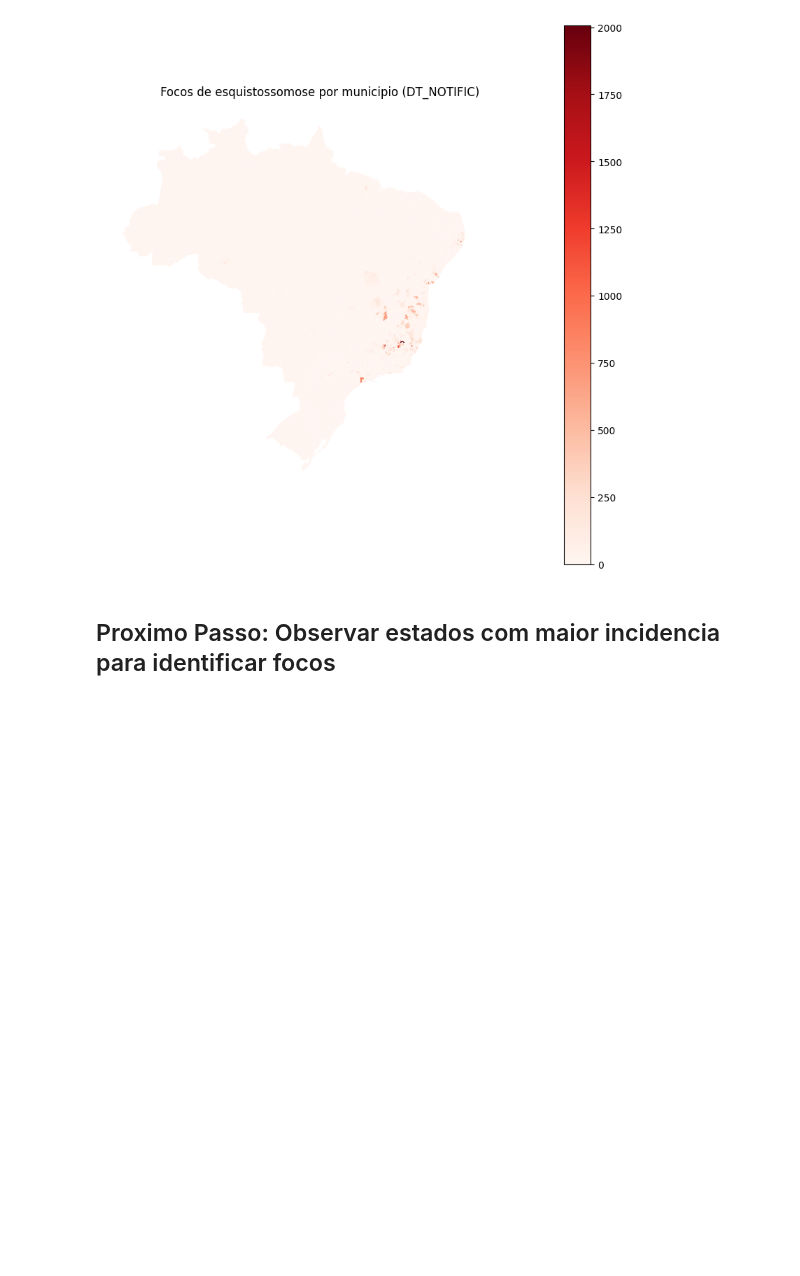
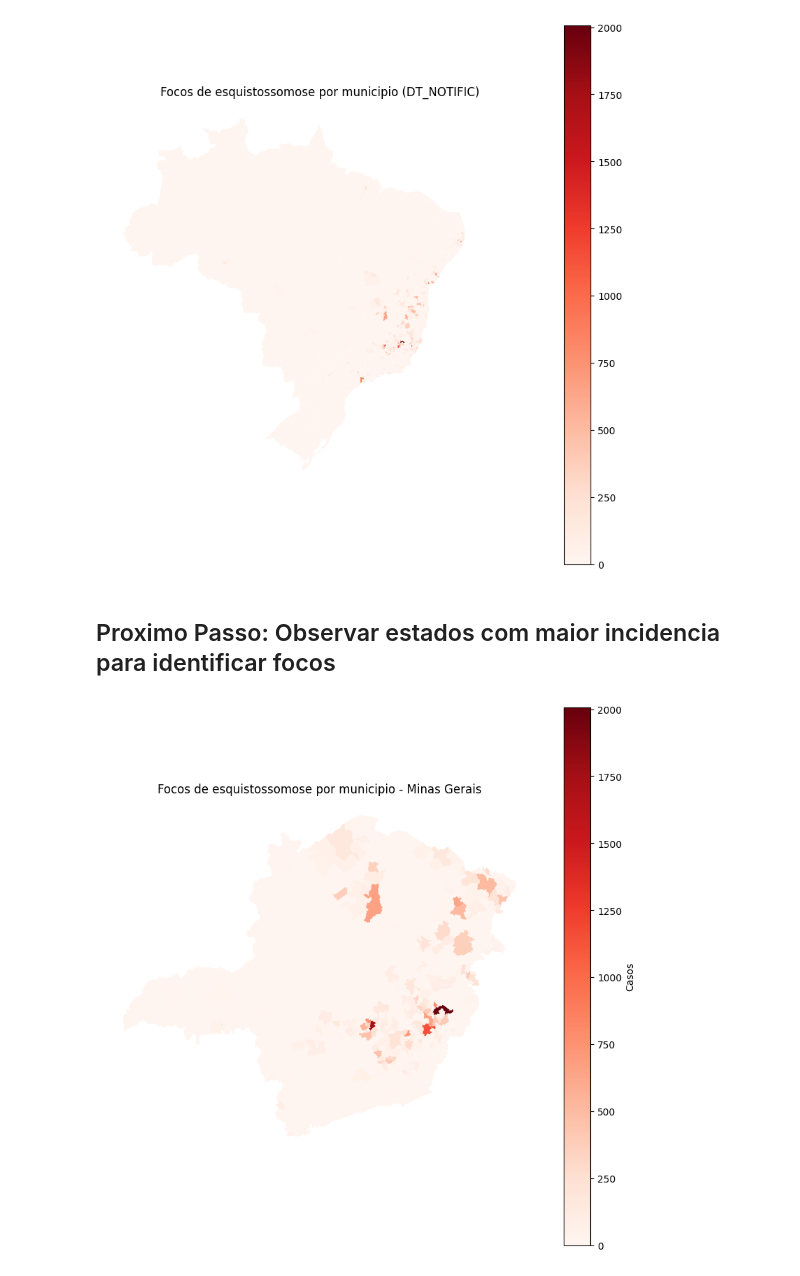
Before and after one commit to LuizCorrei4/Projeto-Caramujo, a Jupyter notebook: notebooks/analise_geoespacial/exploracao_geografica_analise_temporal.ipynb, the cells around one changed output. Cells and saved outputs as stored; diff of their text form; code cells hidden in the pictures; blank space fills up the shorter version.

```diff
--- a/notebooks/analise_geoespacial/exploracao_geografica_analise_temporal.ipynb
+++ b/notebooks/analise_geoespacial/exploracao_geografica_analise_temporal.ipynb
@@ -308,3 +298,39 @@ ax.set_axis_off()
 [figure]
 # %% [markdown]
 ## Proximo Passo: Observar estados com maior incidencia para identificar focos
+# %%
+# Mapa de focos por municipio apenas de Minas Gerais (UF 31)
+
+ag_mg = (
+    df[df["SG_UF"].astype("string").str.zfill(2) == "31"]
+    .groupby("ID_MUNICIP")
+    .size()
+    .reset_index(name="casos")
+)
+ag_mg["ID_MUNICIP"] = ag_mg["ID_MUNICIP"].astype("string").str.zfill(6)
+
+gdf_mg = geobr.read_municipality(code_muni="all", year=2020)
+
+gdf_mg = gdf_mg[gdf_mg["abbrev_state"] == "MG"]
+gdf_mg["code_muni_str"] = gdf_mg["code_muni"].astype("string").str[:6]
+
+gdf_plot_mg = gdf_mg.merge(
+    ag_mg,
+    left_on="code_muni_str",
+    right_on="ID_MUNICIP",
+    how="left",
+)
+gdf_plot_mg["casos"] = gdf_plot_mg["casos"].fillna(0)
+
+ax = gdf_plot_mg.plot(
+    column="casos",
+    cmap="Reds",
+    linewidth=0.1,
+    figsize=(10, 10),
+    legend=True,
+    legend_kwds={"label": "Casos"},
+)
+ax.set_title("Focos de esquistossomose por municipio - Minas Gerais")
+ax.set_axis_off()
+# %% [output]
+[figure, added]
```
Also changed, not shown: parts of 3 cells of this notebook, 2 other files.
